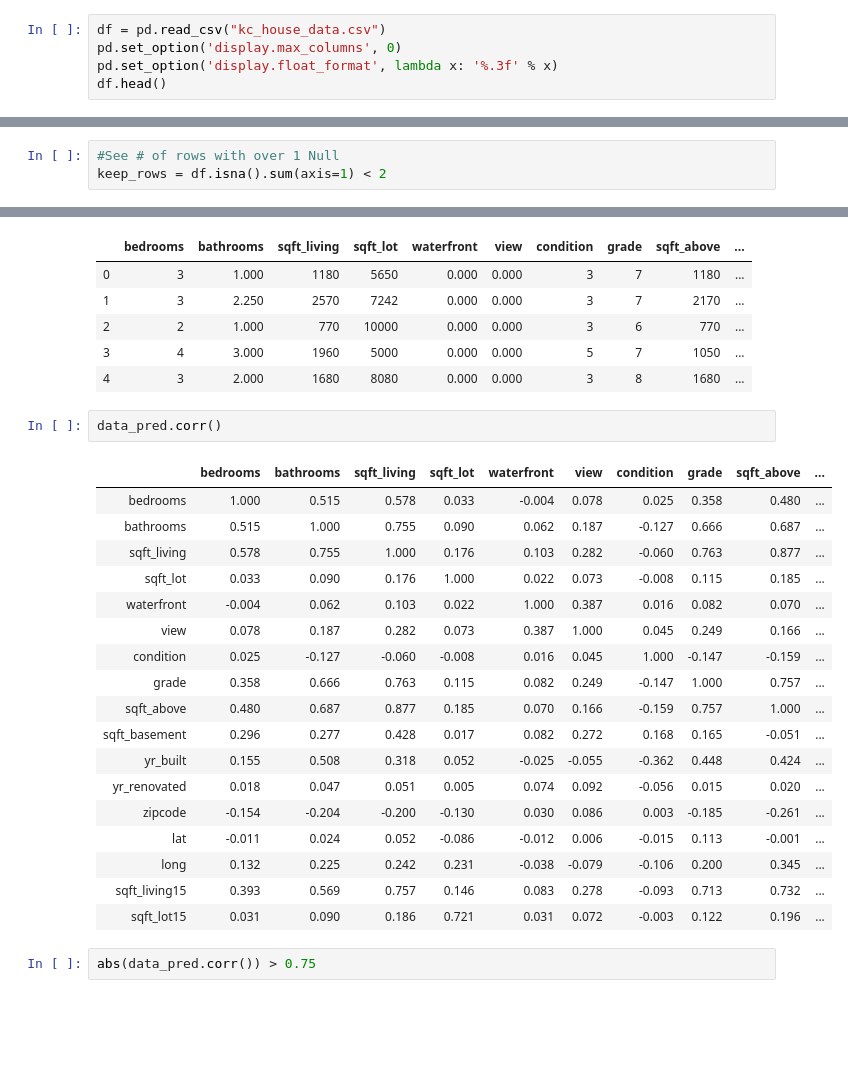
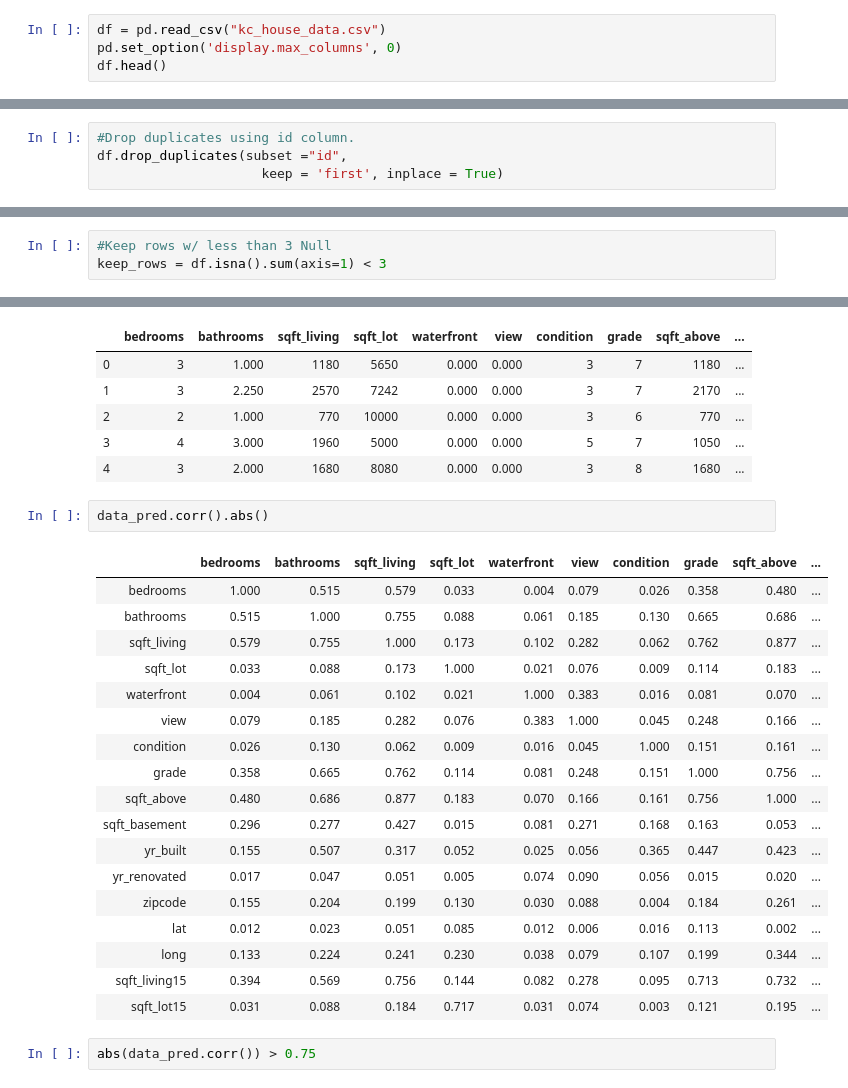
Before and after one commit to lauren-esser/King-County-Homes-Price-Factors, a Jupyter notebook: student.ipynb, the cells around one changed output, grey strips where cells are left out. Cells and saved outputs as stored; diff of their text form; blank space fills up the shorter version.

```diff
--- a/student.ipynb
+++ b/student.ipynb
@@ -46,7 +48,6 @@ import statsmodels.formula.api as smf
 # %%
 df = pd.read_csv("kc_house_data.csv")
 pd.set_option('display.max_columns', 0)
-pd.set_option('display.float_format', lambda x: '%.3f' % x)
 df.head()
 # %% [output]
 |  | id | date | price | bedrooms | bathrooms | sqft_living | sqft_lot | floors | waterfront | view | ... |
@@ -80,0 +80,4 @@ Name: id, Length: 21597, dtype: int64
+# %%
+#Drop duplicates using id column.
+df.drop_duplicates(subset ="id",
+                     keep = 'first', inplace = True)
@@ -200,8 +260,8 @@ df.isna().sum(axis=1).value_counts()
 3        2
 dtype: int64
 # %%
-#See # of rows with over 1 Null
-keep_rows = df.isna().sum(axis=1) < 2
+#Keep rows w/ less than 3 Null
+keep_rows = df.isna().sum(axis=1) < 3
 # %%
 df = df[keep_rows]
 # %%
@@ -540,26 +695,26 @@ data_pred.head()
 | 3 | 4 | 3.000 | 1960 | 5000 | 0.000 | 0.000 | 5 | 7 | 1050 | ... |
 | 4 | 3 | 2.000 | 1680 | 8080 | 0.000 | 0.000 | 3 | 8 | 1680 | ... |
 # %%
-data_pred.corr()
+data_pred.corr().abs()
 # %% [output]
 |  | bedrooms | bathrooms | sqft_living | sqft_lot | waterfront | view | condition | grade | sqft_above | ... |
-| bedrooms | 1.000 | 0.515 | 0.578 | 0.033 | -0.004 | 0.078 | 0.025 | 0.358 | 0.480 | ... |
-| bathrooms | 0.515 | 1.000 | 0.755 | 0.090 | 0.062 | 0.187 | -0.127 | 0.666 | 0.687 | ... |
-| sqft_living | 0.578 | 0.755 | 1.000 | 0.176 | 0.103 | 0.282 | -0.060 | 0.763 | 0.877 | ... |
-| sqft_lot | 0.033 | 0.090 | 0.176 | 1.000 | 0.022 | 0.073 | -0.008 | 0.115 | 0.185 | ... |
-| waterfront | -0.004 | 0.062 | 0.103 | 0.022 | 1.000 | 0.387 | 0.016 | 0.082 | 0.070 | ... |
-| view | 0.078 | 0.187 | 0.282 | 0.073 | 0.387 | 1.000 | 0.045 | 0.249 | 0.166 | ... |
-| condition | 0.025 | -0.127 | -0.060 | -0.008 | 0.016 | 0.045 | 1.000 | -0.147 | -0.159 | ... |
-| grade | 0.358 | 0.666 | 0.763 | 0.115 | 0.082 | 0.249 | -0.147 | 1.000 | 0.757 | ... |
-| sqft_above | 0.480 | 0.687 | 0.877 | 0.185 | 0.070 | 0.166 | -0.159 | 0.757 | 1.000 | ... |
-| sqft_basement | 0.296 | 0.277 | 0.428 | 0.017 | 0.082 | 0.272 | 0.168 | 0.165 | -0.051 | ... |
-| yr_built | 0.155 | 0.508 | 0.318 | 0.052 | -0.025 | -0.055 | -0.362 | 0.448 | 0.424 | ... |
-| yr_renovated | 0.018 | 0.047 | 0.051 | 0.005 | 0.074 | 0.092 | -0.056 | 0.015 | 0.020 | ... |
-| zipcode | -0.154 | -0.204 | -0.200 | -0.130 | 0.030 | 0.086 | 0.003 | -0.185 | -0.261 | ... |
-| lat | -0.011 | 0.024 | 0.052 | -0.086 | -0.012 | 0.006 | -0.015 | 0.113 | -0.001 | ... |
-| long | 0.132 | 0.225 | 0.242 | 0.231 | -0.038 | -0.079 | -0.106 | 0.200 | 0.345 | ... |
-| sqft_living15 | 0.393 | 0.569 | 0.757 | 0.146 | 0.083 | 0.278 | -0.093 | 0.713 | 0.732 | ... |
-| sqft_lot15 | 0.031 | 0.090 | 0.186 | 0.721 | 0.031 | 0.072 | -0.003 | 0.122 | 0.196 | ... |
+| bedrooms | 1.000 | 0.515 | 0.579 | 0.033 | 0.004 | 0.079 | 0.026 | 0.358 | 0.480 | ... |
+| bathrooms | 0.515 | 1.000 | 0.755 | 0.088 | 0.061 | 0.185 | 0.130 | 0.665 | 0.686 | ... |
+| sqft_living | 0.579 | 0.755 | 1.000 | 0.173 | 0.102 | 0.282 | 0.062 | 0.762 | 0.877 | ... |
+| sqft_lot | 0.033 | 0.088 | 0.173 | 1.000 | 0.021 | 0.076 | 0.009 | 0.114 | 0.183 | ... |
+| waterfront | 0.004 | 0.061 | 0.102 | 0.021 | 1.000 | 0.383 | 0.016 | 0.081 | 0.070 | ... |
+| view | 0.079 | 0.185 | 0.282 | 0.076 | 0.383 | 1.000 | 0.045 | 0.248 | 0.166 | ... |
+| condition | 0.026 | 0.130 | 0.062 | 0.009 | 0.016 | 0.045 | 1.000 | 0.151 | 0.161 | ... |
+| grade | 0.358 | 0.665 | 0.762 | 0.114 | 0.081 | 0.248 | 0.151 | 1.000 | 0.756 | ... |
+| sqft_above | 0.480 | 0.686 | 0.877 | 0.183 | 0.070 | 0.166 | 0.161 | 0.756 | 1.000 | ... |
+| sqft_basement | 0.296 | 0.277 | 0.427 | 0.015 | 0.081 | 0.271 | 0.168 | 0.163 | 0.053 | ... |
+| yr_built | 0.155 | 0.507 | 0.317 | 0.052 | 0.025 | 0.056 | 0.365 | 0.447 | 0.423 | ... |
+| yr_renovated | 0.017 | 0.047 | 0.051 | 0.005 | 0.074 | 0.090 | 0.056 | 0.015 | 0.020 | ... |
+| zipcode | 0.155 | 0.204 | 0.199 | 0.130 | 0.030 | 0.088 | 0.004 | 0.184 | 0.261 | ... |
+| lat | 0.012 | 0.023 | 0.051 | 0.085 | 0.012 | 0.006 | 0.016 | 0.113 | 0.002 | ... |
+| long | 0.133 | 0.224 | 0.241 | 0.230 | 0.038 | 0.079 | 0.107 | 0.199 | 0.344 | ... |
+| sqft_living15 | 0.394 | 0.569 | 0.756 | 0.144 | 0.082 | 0.278 | 0.095 | 0.713 | 0.732 | ... |
+| sqft_lot15 | 0.031 | 0.088 | 0.184 | 0.717 | 0.031 | 0.074 | 0.003 | 0.121 | 0.195 | ... |
 # %%
 abs(data_pred.corr()) > 0.75
 # %% [output]
```
Also changed, not shown: parts of 89 cells of this notebook.
